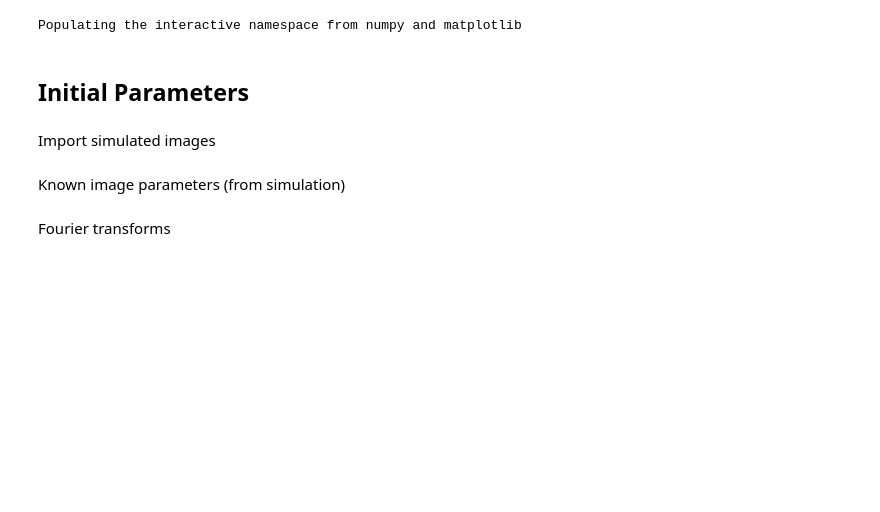
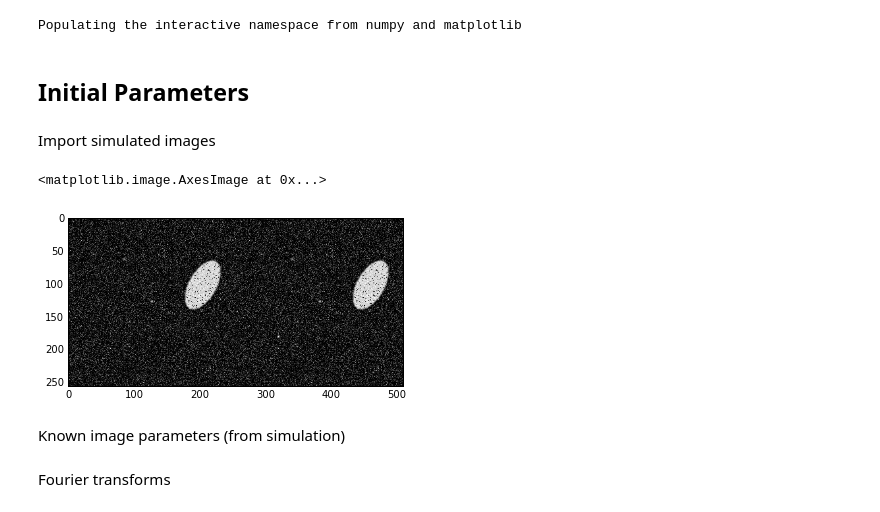
Before and after one commit to sercharpak/MonitoriaInvestigacion201610, a Jupyter notebook: CompleteS.ipynb, the cells around one changed output. Cells and saved outputs as stored; diff of their text form; code cells hidden in the pictures; blank space fills up the shorter version.

```diff
--- a/CompleteS.ipynb
+++ b/CompleteS.ipynb
@@ -13,10 +14,13 @@ Import simulated images
 # %%
 R = cv2.imread('./Images/ReferenceImage.jpg', cv2.CV_LOAD_IMAGE_GRAYSCALE)
 N = cv2.imread('./Images/NewImage.jpg', cv2.CV_LOAD_IMAGE_GRAYSCALE)
 row_r, col_r = R.shape
 row_n, col_n = N.shape
-#vis = np.concatenate((R, N), axis=1)
-#plt.imshow(vis, cmap="Greys_r")
+vis = np.concatenate((R, N), axis=1)
+plt.imshow(vis, cmap="Greys_r")
+# %% [output]
+<matplotlib.image.AxesImage at 0x...>
+[figure, added]
 # %% [markdown]
 Known image parameters (from simulation)
 # %%
```
Also changed, not shown: parts of 22 cells of this notebook, 17 other files.
